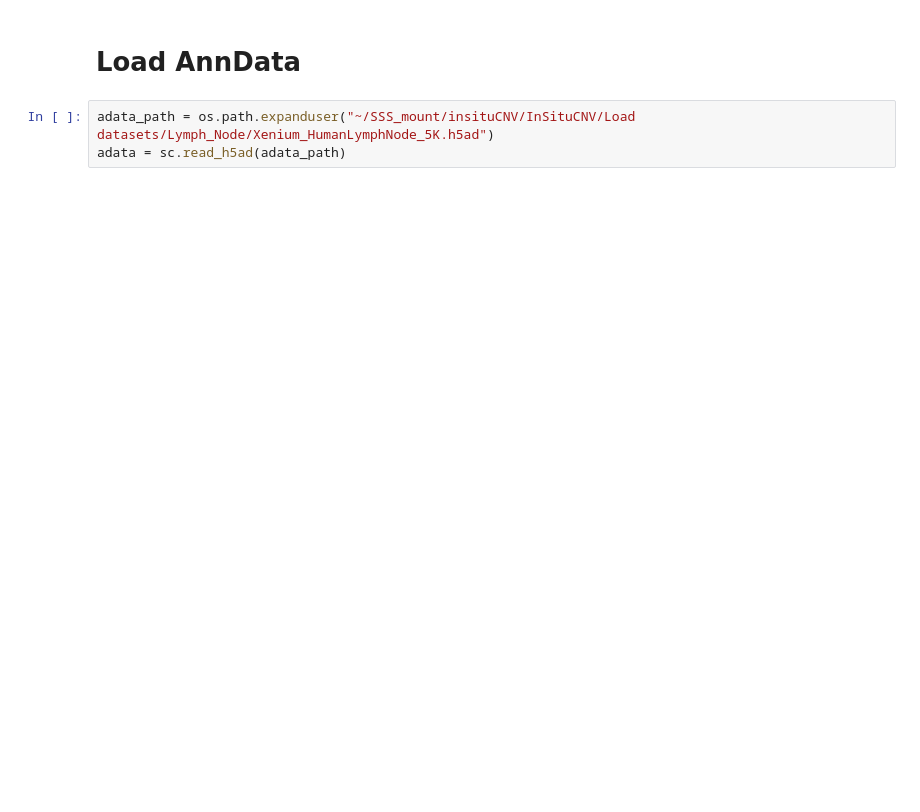
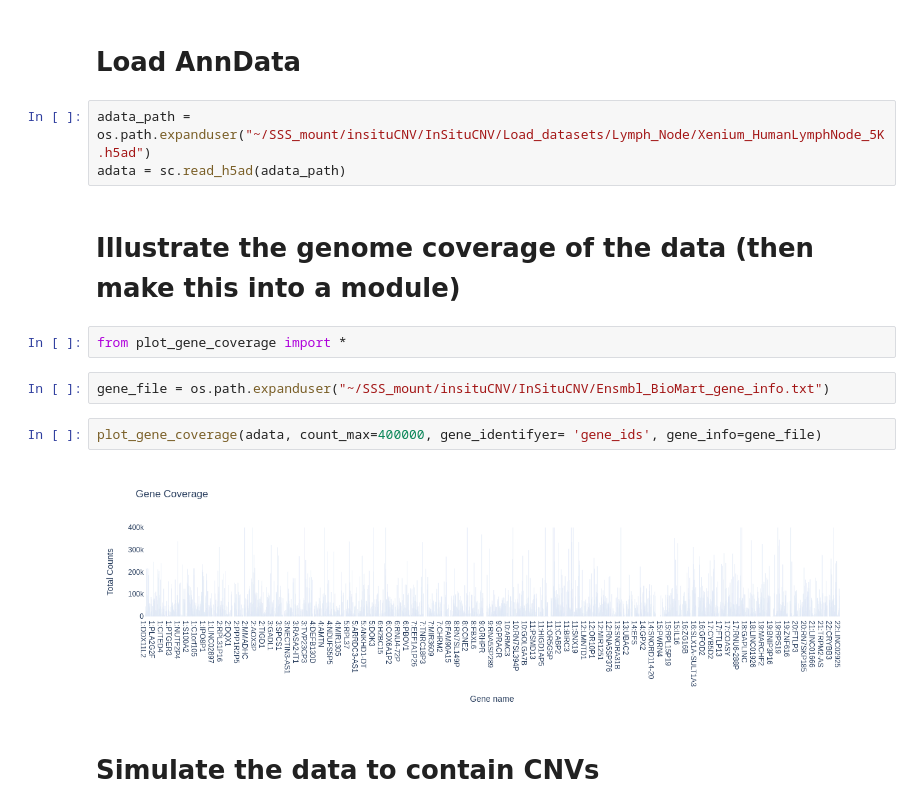
Before and after one commit to Moldia/InSituCNV, a Jupyter notebook: Figure2/01_Simulate_CNVs_in_spatial_data/Simulate_CNVs/Add_CNVs_to_data.ipynb, the cells around one changed output. Drawn from its saved outputs; the diff is of its cells as text; blank space fills up the shorter version.

Commit message:
Simulate CNV update

```diff
--- a/Figure2/01_Simulate_CNVs_in_spatial_data/Simulate_CNVs/Add_CNVs_to_data.ipynb
+++ b/Figure2/01_Simulate_CNVs_in_spatial_data/Simulate_CNVs/Add_CNVs_to_data.ipynb
@@ -12,5 +18,17 @@ import os
 # %% [markdown]
 # Load AnnData
 # %%
-adata_path = os.path.expanduser("~/SSS_mount/insituCNV/InSituCNV/Load datasets/Lymph_Node/Xenium_HumanLymphNode_5K.h5ad")
+adata_path = os.path.expanduser("~/SSS_mount/insituCNV/InSituCNV/Load_datasets/Lymph_Node/Xenium_HumanLymphNode_5K.h5ad")
 adata = sc.read_h5ad(adata_path)
+# %% [markdown]
+# Illustrate the genome coverage of the data (then make this into a module)
+# %%
+from plot_gene_coverage import *
+# %%
+gene_file = os.path.expanduser("~/SSS_mount/insituCNV/InSituCNV/Ensmbl_BioMart_gene_info.txt")
+# %%
+plot_gene_coverage(adata, count_max=400000, gene_identifyer= 'gene_ids', gene_info=gene_file)
+# %% [output]
+[figure, added]
+# %% [markdown]
+# Simulate the data to contain CNVs
```
Also changed, not shown: parts of 43 cells of this notebook, 3 other files.
